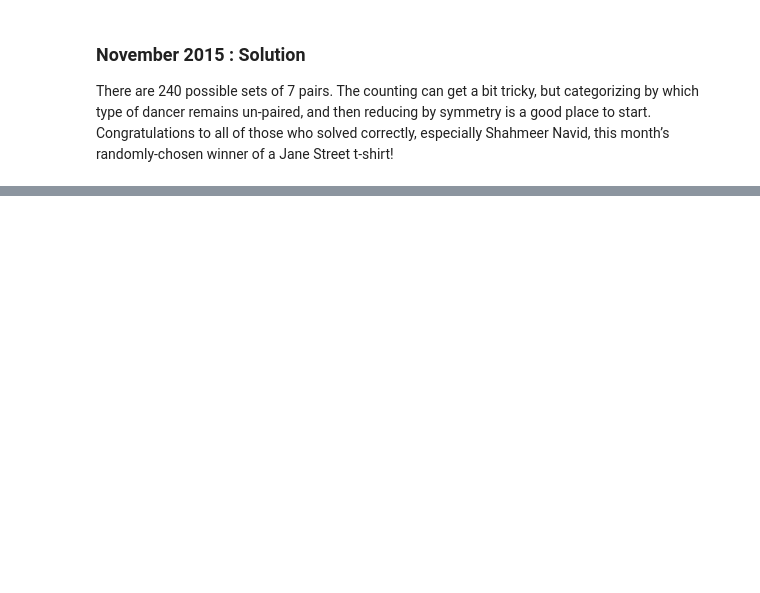
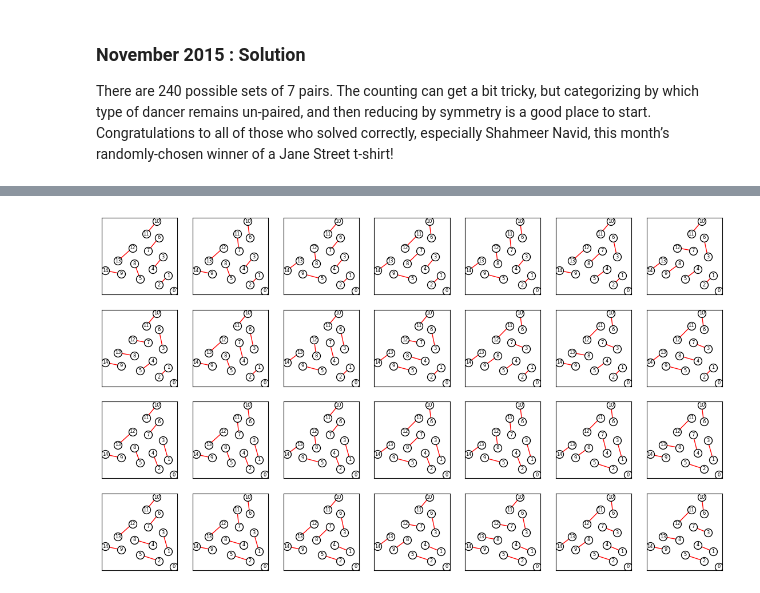
Before and after one commit to gowen100/Jane-Street-Solutions, a Jupyter notebook: 2015_11_PairDance.ipynb, the cells around one changed output, grey strips where cells are left out. Drawn from its saved outputs; the diff is of its cells as text; code cells hidden in the pictures; blank space fills up the shorter version.

```diff
--- a/2015_11_PairDance.ipynb
+++ b/2015_11_PairDance.ipynb
@@ -115,9 +108,32 @@ symmetry is a good place to start.
 Congratulations to all of those who solved correctly, especially Shahmeer Navid,
 this month’s randomly-chosen winner of a Jane Street t-shirt!
 # %%
-nums = [*range(15)]
-nums.remove(4)
-x  =[i for i in all_pairs(nums) if all([x in e for x in i ])]
-for i in x:
-    print(i)
-    nx_plot(e,i)
+def show_pairs(n):
+    nums = [*range(15)]
+    nums.remove(n)
+    x  =[i for i in all_pairs(nums) if all([x in e for x in i ])]
+
+    l_x = len(x)
+    fig, ax = plt.subplots(max(2,l_x//7),7,figsize=(14,2*max(2,l_x//7)))
+
+    for a in range(l_x):
+        g = nx.Graph()
+        for i in e:
+            if i not in x[a]:
+                g.add_edge(*i,color='w')
+            else:
+                g.add_edge(*i,color='r')
+        pos = nx.spring_layout(g, seed=0)
+        colors = nx.get_edge_attributes(g,'color').values()
+        options = {
+        "font_size": 6,
+        "node_size": 100,
+        "node_color": "white",
+        "edgecolors": "black",
+        "edge_color": colors,
+        "linewidths": 1,
+        "width": 1,
+        }
+        nx.draw_networkx(g, pos, **options,ax=ax[a//7,a%7])
+
+    plt.show()
@@ -137,0 +140,4 @@ for i in x:
+# %%
+show_pairs(0)
+# %% [output]
+[figure, added]
```
Also changed, not shown: parts of 7 cells of this notebook.
